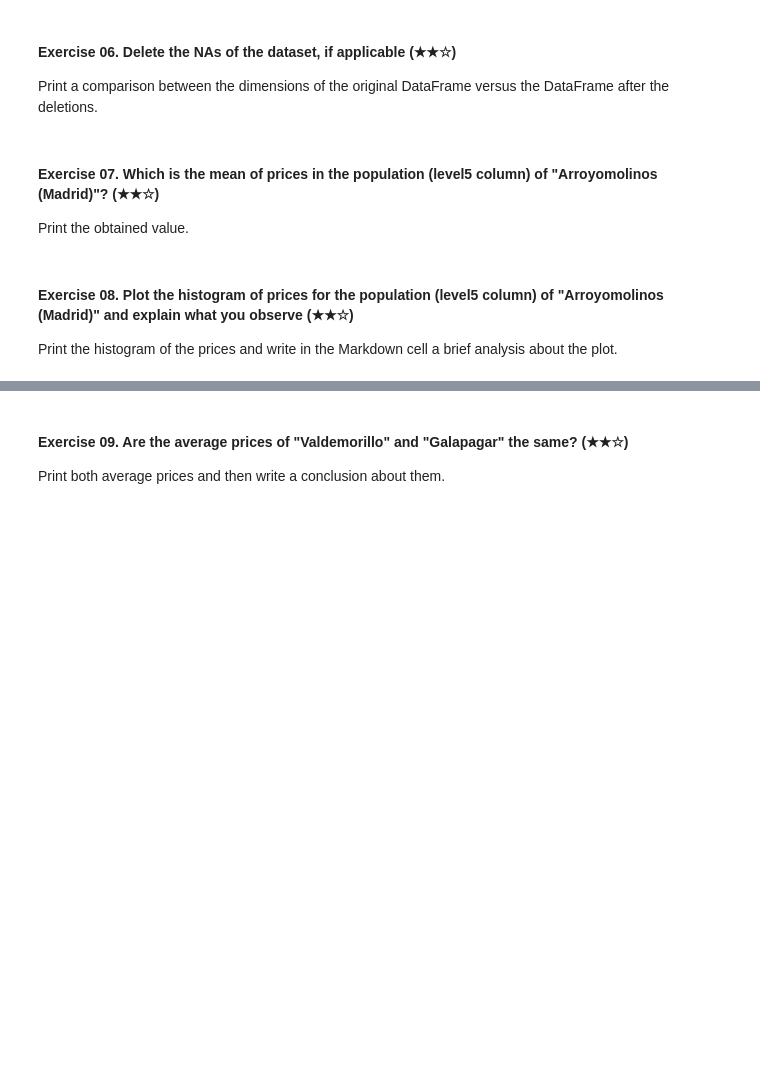
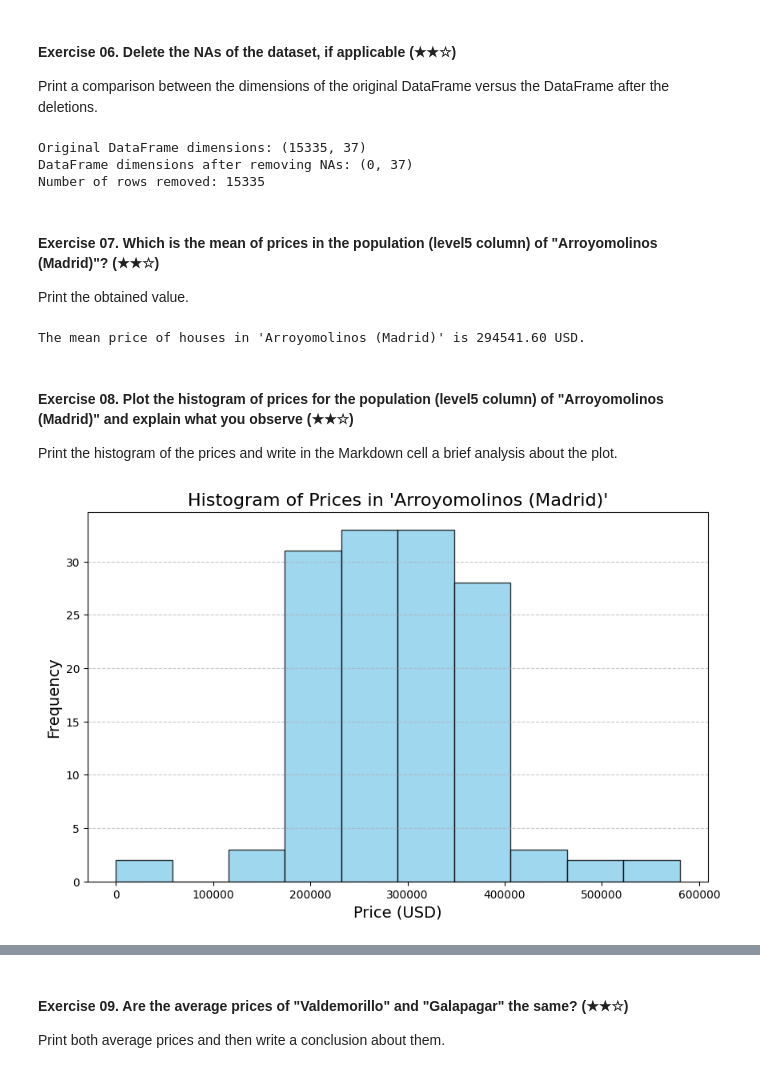
Before and after one commit to roberugalde/realestate-datacleanup-exercise, a Jupyter notebook: project.ipynb, the cells around one changed output, grey strips where cells are left out. Cells and saved outputs as stored; diff of their text form; code cells hidden in the pictures; blank space fills up the shorter version.

```diff
--- a/project.ipynb
+++ b/project.ipynb
@@ -173,7 +199,7 @@ Print a comparison between the dimensions of the original DataFrame versus the D
 import pandas as pd
 
 # Load the dataset
-file_path = r'C:\Users\rober ugalde\Documents\real_estate.csv'
+file_path = r'assets/real_estate.csv'
 ds = pd.read_csv(file_path, sep=';')
 
 # Store original dimensions
@@ -192,6 +218,10 @@ print(f"DataFrame dimensions after removing NAs: {cleaned_shape}")
 # Check how many rows were removed
 rows_removed = original_shape[0] - cleaned_shape[0]
 print(f"Number of rows removed: {rows_removed}")
+# %% [output]
+Original DataFrame dimensions: (15335, 37)
+DataFrame dimensions after removing NAs: (0, 37)
+Number of rows removed: 15335
 # %% [markdown]
 #### Exercise 07. Which is the mean of prices in the population (level5 column) of "Arroyomolinos (Madrid)"? (★★☆)
 
@@ -200,7 +230,7 @@ Print the obtained value.
 import pandas as pd
 
 # Load the dataset
-file_path = r'C:\Users\rober ugalde\Documents\real_estate.csv'
+file_path = r'assets/real_estate.csv'
 ds = pd.read_csv(file_path, sep=';')
 
 # Filter the dataset for the population "Arroyomolinos (Madrid)"
@@ -211,6 +241,8 @@ mean_price = arroyomolinos_data['price'].mean()  # Assuming 'price' is the price
 
 # Print the mean price
 print(f"The mean price of houses in 'Arroyomolinos (Madrid)' is {mean_price:.2f} USD.")
+# %% [output]
+The mean price of houses in 'Arroyomolinos (Madrid)' is 294541.60 USD.
 # %% [markdown]
 #### Exercise 08. Plot the histogram of prices for the population (level5 column) of "Arroyomolinos (Madrid)" and explain what you observe (★★☆)
 
@@ -218,42 +250,26 @@ Print the histogram of the prices and write in the Markdown cell a brief analysi
 # %%
 
 import pandas as pd
 import matplotlib.pyplot as plt
 
 # Load the dataset
-file_path = r'C:\Users\rober ugalde\Documents\real_estate.csv'
+file_path = r'assets/real_estate.csv'
 ds = pd.read_csv(file_path, sep=';')
 
 # Filter the dataset for the population "Arroyomolinos (Madrid)"
 arroyomolinos_data = ds[ds['level5'] == 'Arroyomolinos (Madrid)']  # Assuming 'level5' is the population column
 
 # Extract prices for the filtered population
 prices = arroyomolinos_data['price']  # Assuming 'price' is the price column
 
 # Plot the histogram
 plt.figure(figsize=(10, 6))
 plt.hist(prices, bins=10, color='skyblue', alpha=0.8, edgecolor='black')
 plt.title("Histogram of Prices in 'Arroyomolinos (Madrid)'", fontsize=16)
 plt.xlabel("Price (USD)", fontsize=14)
 plt.ylabel("Frequency", fontsize=14)
 plt.grid(axis='y', linestyle='--', alpha=0.7)
 plt.show()
-Observations and Analysis:
-Price Distribution:
-
-The histogram will show the spread of property prices
-in "Arroyomolinos (Madrid)." For example:
-If the bars are concentrated around a specific range,
- it suggests most properties are priced similarly.
-A wider spread indicates diverse pricing.
-Peaks:
-
-Peaks (tall bars) in the histogram represent price ranges
-with a high number of properties.
-A peak at a lower price range might suggest affordability in that area.
-
-Outliers:
-
-If there are bars far away from the rest of the distribution,
- it may indicate outliers, such as luxury home
+# %% [output]
+[figure, added]
 # %% [markdown]
```
Also changed, not shown: parts of 4 cells of this notebook.
